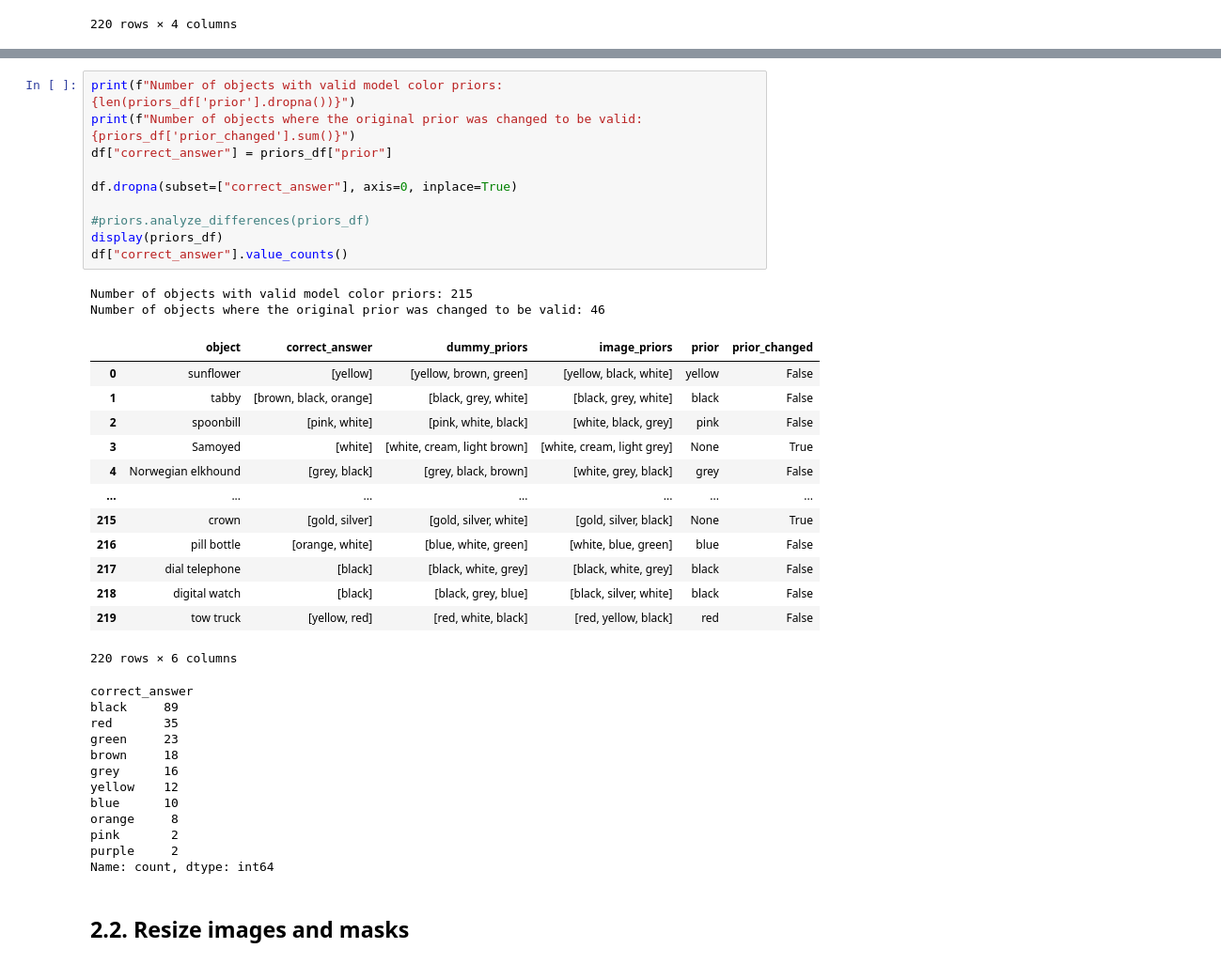
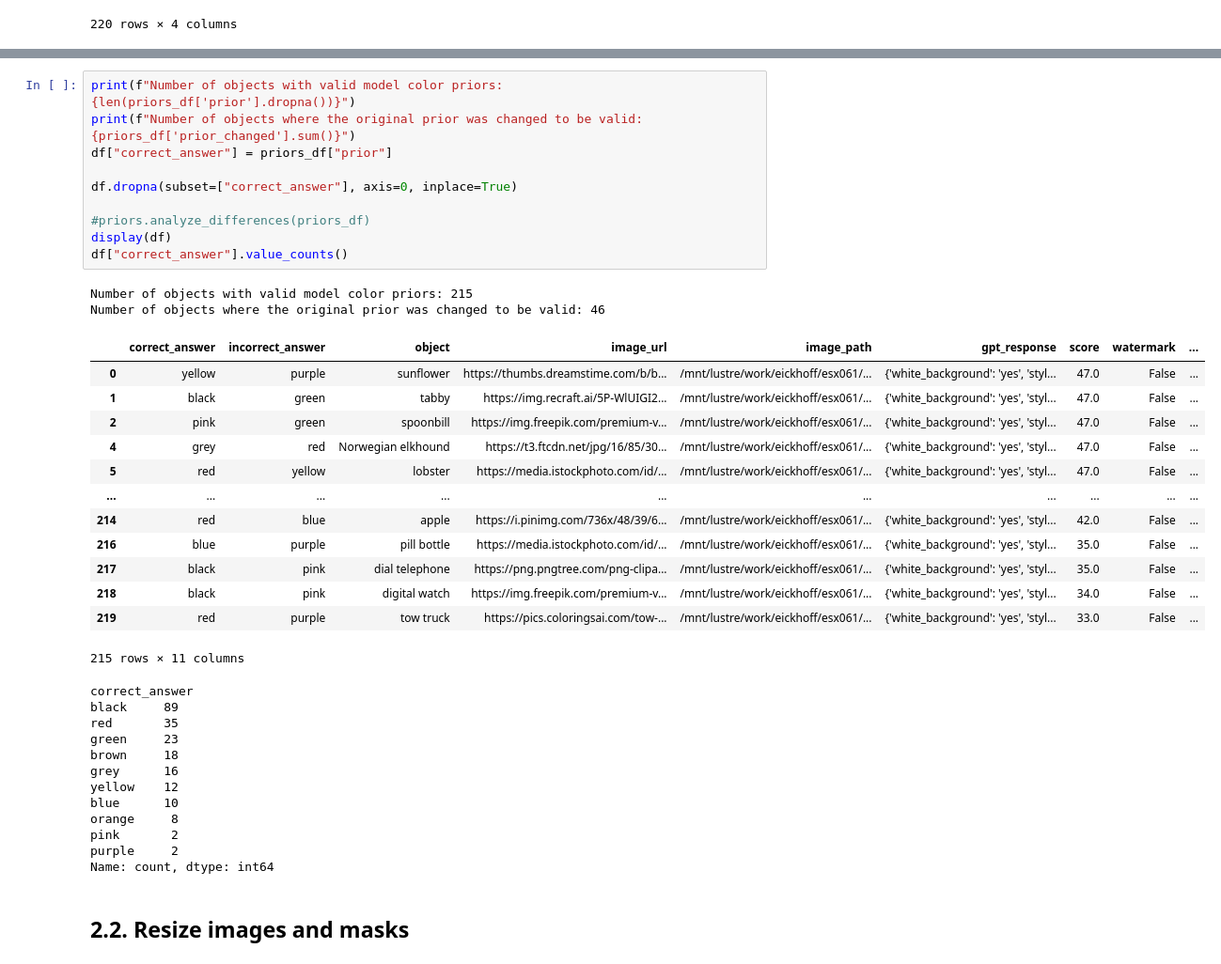
Before and after one commit to jonnemi/color-concept-entanglement, a Jupyter notebook: VLM_pipeline.ipynb, the cells around one changed output, grey strips where cells are left out. Shown at 94% size. Drawn from its saved outputs; the diff is of its cells as text.

```diff
--- a/VLM_pipeline.ipynb
+++ b/VLM_pipeline.ipynb
@@ -180,29 +182,29 @@ priors_df["prior"], priors_df["prior_changed"] = priors.pick_primary_color(prior
 # %%
 print(f"Number of objects with valid model color priors: {len(priors_df['prior'].dropna())}")
 print(f"Number of objects where the original prior was changed to be valid: {priors_df['prior_changed'].sum()}")
 df["correct_answer"] = priors_df["prior"]
 
 df.dropna(subset=["correct_answer"], axis=0, inplace=True)
 
 #priors.analyze_differences(priors_df)
-display(priors_df)
+display(df)
 df["correct_answer"].value_counts()
 # %% [output]
 Number of objects with valid model color priors: 215
 Number of objects where the original prior was changed to be valid: 46
-|  | object | correct_answer | dummy_priors | image_priors | prior | prior_changed |
-| 0 | sunflower | [yellow] | [yellow, brown, green] | [yellow, black, white] | yellow | False |
-| 1 | tabby | [brown, black, orange] | [black, grey, white] | [black, grey, white] | black | False |
-| 2 | spoonbill | [pink, white] | [pink, white, black] | [white, black, grey] | pink | False |
-| 3 | Samoyed | [white] | [white, cream, light brown] | [white, cream, light grey] | None | True |
-| 4 | Norwegian elkhound | [grey, black] | [grey, black, brown] | [white, grey, black] | grey | False |
-| ... | ... | ... | ... | ... | ... | ... |
-| 215 | crown | [gold, silver] | [gold, silver, white] | [gold, silver, black] | None | True |
-| 216 | pill bottle | [orange, white] | [blue, white, green] | [white, blue, green] | blue | False |
-| 217 | dial telephone | [black] | [black, white, grey] | [black, white, grey] | black | False |
-| 218 | digital watch | [black] | [black, grey, blue] | [black, silver, white] | black | False |
-| 219 | tow truck | [yellow, red] | [red, white, black] | [red, yellow, black] | red | False |
+|  | correct_answer | incorrect_answer | object | image_url | image_path | gpt_response | score | watermark | ... |
+| 0 | yellow | purple | sunflower | https://thumbs.dreamstime.com/b/b... | /mnt/lustre/work/eickhoff/esx061/... | {'white_background': 'yes', 'styl... | 47.0 | False | ... |
+| 1 | black | green | tabby | https://img.recraft.ai/5P-WlUIGI2... | /mnt/lustre/work/eickhoff/esx061/... | {'white_background': 'yes', 'styl... | 47.0 | False | ... |
+| 2 | pink | green | spoonbill | https://img.freepik.com/premium-v... | /mnt/lustre/work/eickhoff/esx061/... | {'white_background': 'yes', 'styl... | 47.0 | False | ... |
+| 4 | grey | red | Norwegian elkhound | https://t3.ftcdn.net/jpg/16/85/30... | /mnt/lustre/work/eickhoff/esx061/... | {'white_background': 'yes', 'styl... | 47.0 | False | ... |
+| 5 | red | yellow | lobster | https://media.istockphoto.com/id/... | /mnt/lustre/work/eickhoff/esx061/... | {'white_background': 'yes', 'styl... | 47.0 | False | ... |
+| ... | ... | ... | ... | ... | ... | ... | ... | ... | ... |
+| 214 | red | blue | apple | https://i.pinimg.com/736x/48/39/6... | /mnt/lustre/work/eickhoff/esx061/... | {'white_background': 'yes', 'styl... | 42.0 | False | ... |
+| 216 | blue | purple | pill bottle | https://media.istockphoto.com/id/... | /mnt/lustre/work/eickhoff/esx061/... | {'white_background': 'yes', 'styl... | 35.0 | False | ... |
+| 217 | black | pink | dial telephone | https://png.pngtree.com/png-clipa... | /mnt/lustre/work/eickhoff/esx061/... | {'white_background': 'yes', 'styl... | 35.0 | False | ... |
+| 218 | black | pink | digital watch | https://img.freepik.com/premium-v... | /mnt/lustre/work/eickhoff/esx061/... | {'white_background': 'yes', 'styl... | 34.0 | False | ... |
+| 219 | red | purple | tow truck | https://pics.coloringsai.com/tow-... | /mnt/lustre/work/eickhoff/esx061/... | {'white_background': 'yes', 'styl... | 33.0 | False | ... |
-220 rows × 6 columns
+215 rows × 11 columns
 correct_answer
 black     89
 red       35
```
Also changed, not shown: parts of 12 cells of this notebook, 1 other file.
